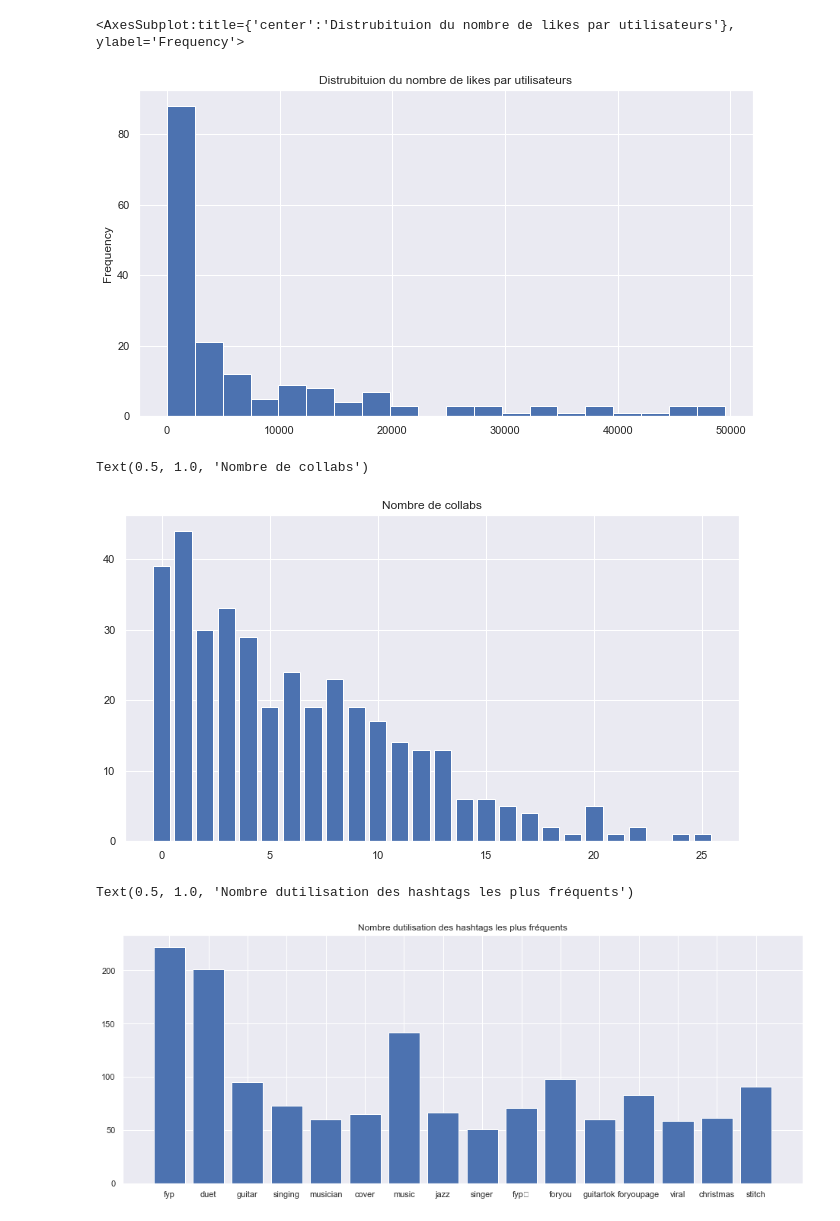
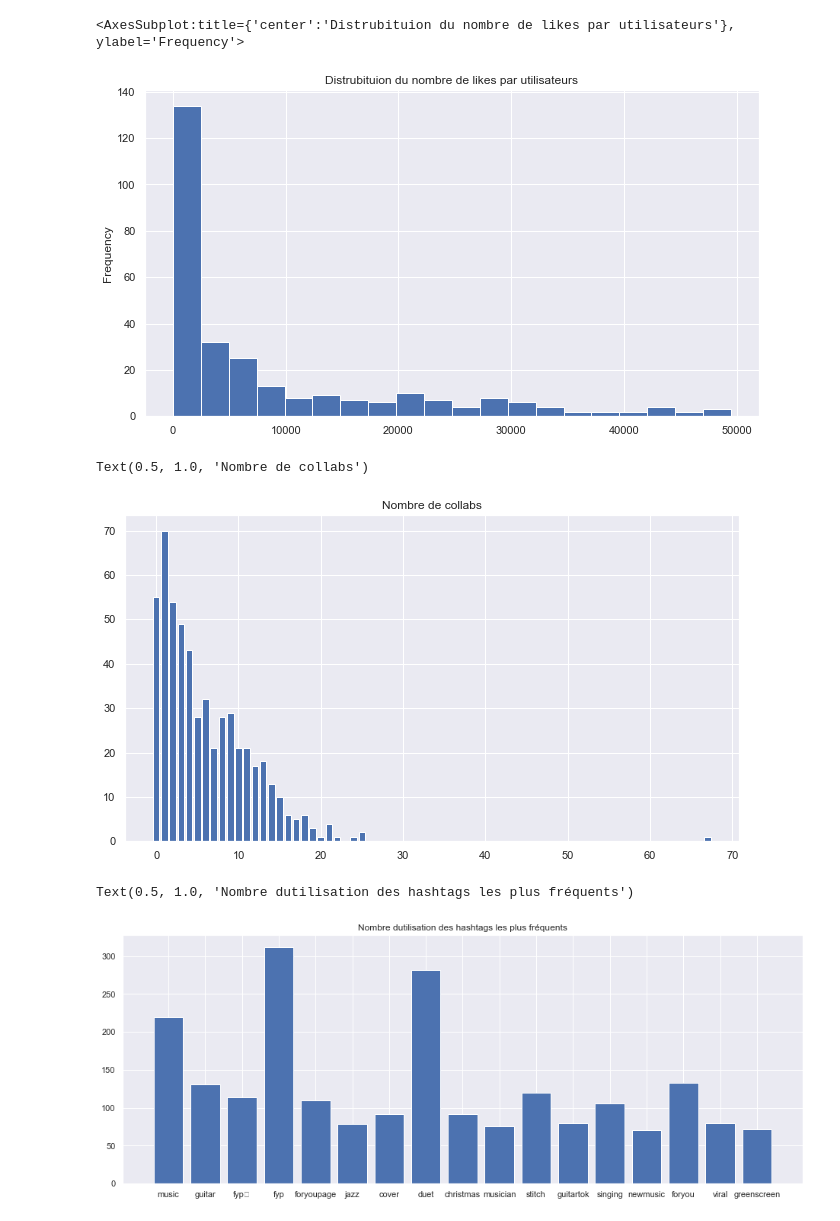
Before and after one commit to r-jaylet/TikTok_Scrap, a Jupyter notebook: data_analysis.ipynb, the cells around one changed output. Cells and saved outputs as stored; diff of their text form; code cells hidden in the pictures.

```diff
--- a/data_analysis.ipynb
+++ b/data_analysis.ipynb
@@ -8,7 +9,8 @@ import seaborn
 seaborn.set()
 # %%
 #data = pd.read_csv('test_df2.csv')
-data = pd.read_csv('music_db.csv')
+#data = pd.read_csv('music_db.csv')
+data = pd.read_csv('benedictquinn_music.csv')
 data.head(3)
 # %% [output]
 |  | user_name | nickname | signature | verified | follower_count | following_count | likes_count | video_count | ... |
@@ -34,7 +36,7 @@ data[data['following_count'] < 3000].following_count.plot.hist(title = 'Distrubi
 data[data['likes_count'] < 50000].likes_count.plot.hist(title = 'Distrubituion du nombre de likes par utilisateurs', figsize=(11, 6), bins=20)
 # %% [output]
 <AxesSubplot:title={'center':'Distrubituion du nombre de likes par utilisateurs'}, ylabel='Frequency'>
-[figure, old version]
+[figure, new version]
 # %%
 fig, ax = plt.subplots(figsize=(11,6))
 
@@ -47,20 +49,20 @@ plt.bar(res.keys(), res.values())
 plt.title('Nombre de collabs')
 # %% [output]
 Text(0.5, 1.0, 'Nombre de collabs')
-[figure, old version]
+[figure, new version]
 # %%
 fig, ax = plt.subplots(figsize=(16,6))
 
 H = []
 for i in range(len(data)):
     H_line = ast.literal_eval(data.hashtags[i])
     for w in H_line:
          H.append(w)
 
 counter = Counter(H)
-res = Counter({k: c for k, c in counter.items() if c > 50})
+res = Counter({k: c for k, c in counter.items() if c > 70})
 plt.bar(res.keys(), res.values())
 plt.title('Nombre dutilisation des hashtags les plus fréquents')
 # %% [output]
 Text(0.5, 1.0, 'Nombre dutilisation des hashtags les plus fréquents')
-[figure, old version]
+[figure, new version]
```
Also changed, not shown: parts of 15 cells of this notebook, 13 other files.
